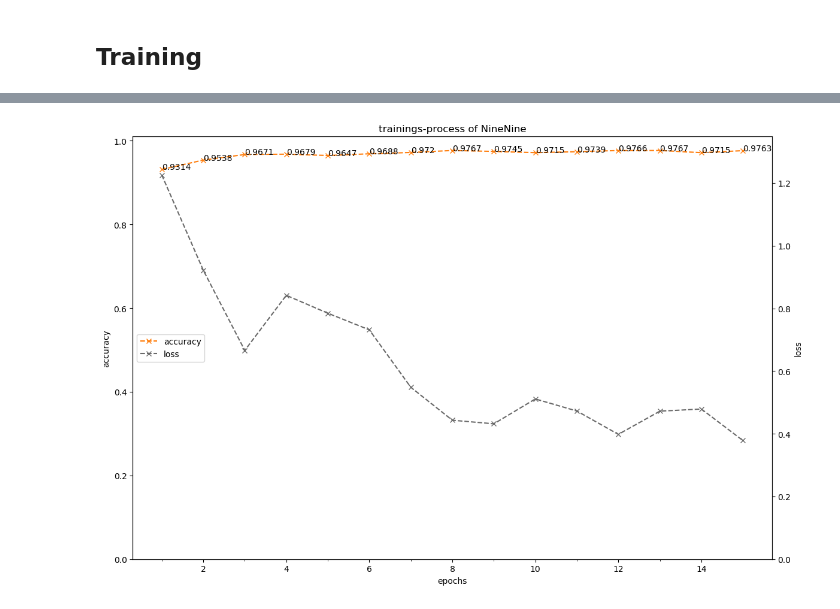
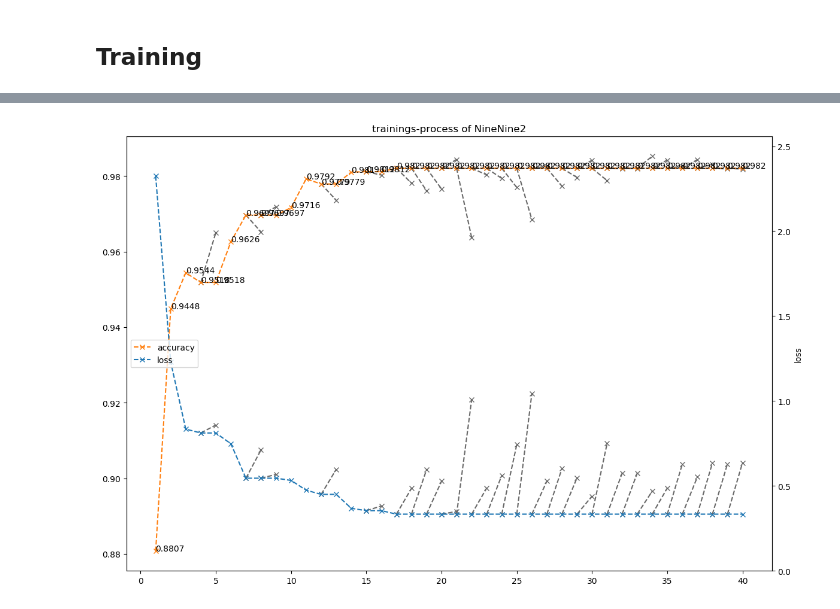
Before and after one commit to NiklasKerkfeld/NeuralNet-API, a Jupyter notebook: 99Procent.ipynb, the cells around one changed output, grey strips where cells are left out. Saved outputs shown, nothing was run; the diff lists cells and outputs as text; code cells hidden in the pictures.

```diff
--- a/99Procent.ipynb
+++ b/99Procent.ipynb
@@ -141,6 +112,11 @@ lossfunction: categorical_crossentropy       optimizer: Adam
 # %% [markdown]
 ## Training
 # %%
-loss, acc = nn.train(x_train, y_train, batchsize=256, epochs=15, shuffle=True, x_test=x_test, y_test=y_test, policy='both')
+batch_sizes = []
+# batch_sizes.extend([64] * 5)
+batch_sizes.extend([128] * 10)
+batch_sizes.extend([256] * 20)
+batch_sizes.extend([512] * 10)
+loss, acc = nn.train(x_train, y_train, batchsize=batch_sizes, epochs=40, shuffle=True, policy='loss')
 nn.save()
 # %% [output]
@@ -164,4 +140 @@ loss: 0.37855254142089206 accuracy: 0.9763
+[figure, added]
-# %%
-plot_trainingsprocess(loss, acc, name=nn.model_name, save=True)
-# %% [output]
-[figure, removed]
```
Also changed, not shown: parts of 20 cells of this notebook, 4 other files.
